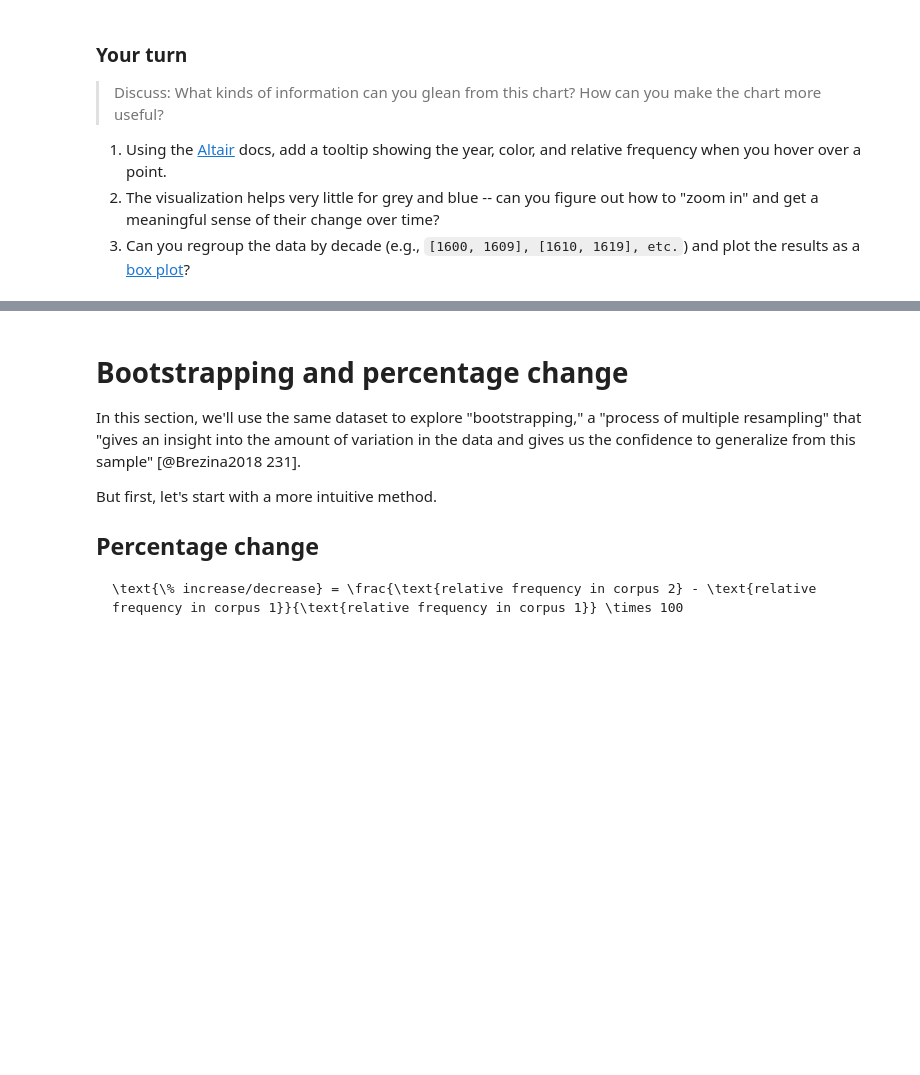
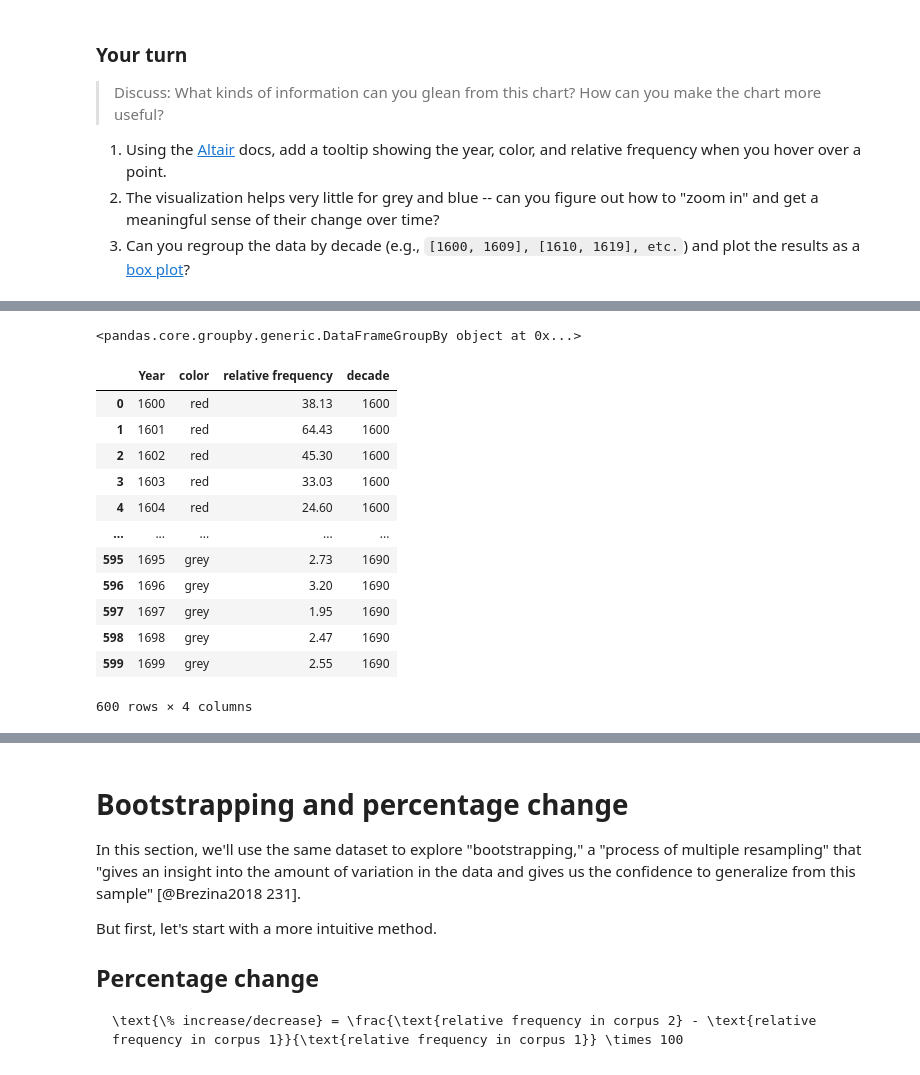
Before and after one commit to Tufts-2024-Quant-Text-Analysis/week-10, a Jupyter notebook: week-10.ipynb, the cells around one changed output, grey strips where cells are left out. Saved outputs shown, nothing was run; the diff lists cells and outputs as text; code cells hidden in the pictures; blank space fills up the shorter version.

```diff
--- a/week-10.ipynb
+++ b/week-10.ipynb
@@ -70,0 +110,25 @@ alt.Chart(by_color).mark_line(point=alt.OverlayMarkDef(filled=False, fill="white
+# %%
+def decade(x):
+    x = int(x)
+
+    return x // 10 * 10
+
+by_color['decade'] = by_color['Year'].apply(decade).astype(str)
+# %% [output]
+<pandas.core.groupby.generic.DataFrameGroupBy object at 0x...>
+# %%
+by_color
+# %% [output]
+|  | Year | color | relative frequency | decade |
+| 0 | 1600 | red | 38.13 | 1600 |
+| 1 | 1601 | red | 64.43 | 1600 |
+| 2 | 1602 | red | 45.30 | 1600 |
+| 3 | 1603 | red | 33.03 | 1600 |
+| 4 | 1604 | red | 24.60 | 1600 |
+| ... | ... | ... | ... | ... |
+| 595 | 1695 | grey | 2.73 | 1690 |
+| 596 | 1696 | grey | 3.20 | 1690 |
+| 597 | 1697 | grey | 1.95 | 1690 |
+| 598 | 1698 | grey | 2.47 | 1690 |
+| 599 | 1699 | grey | 2.55 | 1690 |
+600 rows × 4 columns
```
Also changed, not shown: parts of 8 cells of this notebook, 4 other files.
